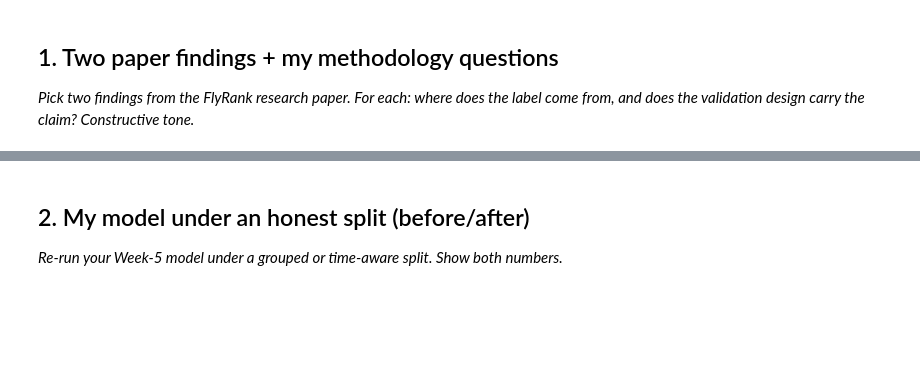
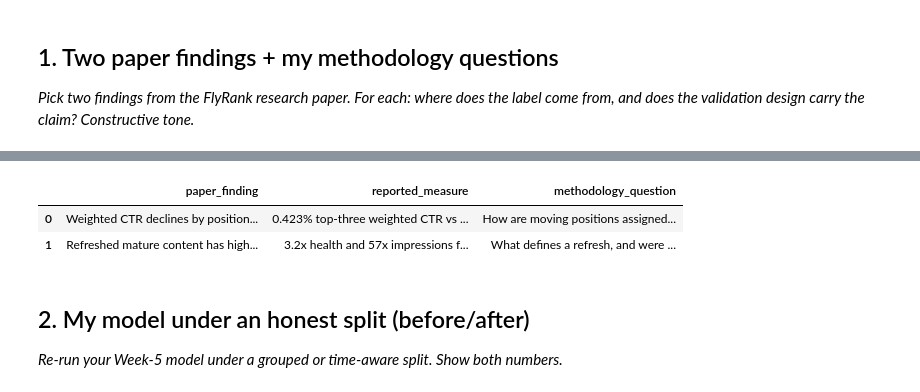
Before and after one commit to Ezgicode/FlyRAnk-AI, a Jupyter notebook: work/notebooks/w06_validation_audit.ipynb, the cells around one changed output, grey strips where cells are left out. Saved outputs shown, nothing was run; the diff lists cells and outputs as text; code cells hidden in the pictures; blank space fills up the shorter version.

Commit message:
Complete ML-09 validation and claim audit

```diff
--- a/work/notebooks/w06_validation_audit.ipynb
+++ b/work/notebooks/w06_validation_audit.ipynb
@@ -16,3 +27,30 @@ This skeleton is yours to fill. Work the sections **in order** — each one has
+# %%
+import pandas as pd
+
+paper_audit = pd.DataFrame([
+    {
+        "paper_finding": "Weighted CTR declines by position tier",
+        "reported_measure": "0.423% top-three weighted CTR vs 0.050% deep-tier weighted CTR",
+        "methodology_question": (
+            "How are moving positions assigned to tiers, and are intent, "
+            "query mix, content type, and SERP features accounted for?"
+        )
+    },
+    {
+        "paper_finding": "Refreshed mature content has higher observed performance",
+        "reported_measure": "3.2x health and 57x impressions for the stated refreshed mature-content comparison",
+        "methodology_question": (
+            "What defines a refresh, and were refreshed pages compared with "
+            "similar untreated pages using a time-aware design?"
+        )
+    }
+])
+
+display(paper_audit)
+# %% [output]
+|  | paper_finding | reported_measure | methodology_question |
+| 0 | Weighted CTR declines by position... | 0.423% top-three weighted CTR vs ... | How are moving positions assigned... |
+| 1 | Refreshed mature content has high... | 3.2x health and 57x impressions f... | What defines a refresh, and were ... |
 # %% [markdown]
 ## 2. My model under an honest split (before/after)
 
```
Also changed, not shown: parts of 17 cells of this notebook.
